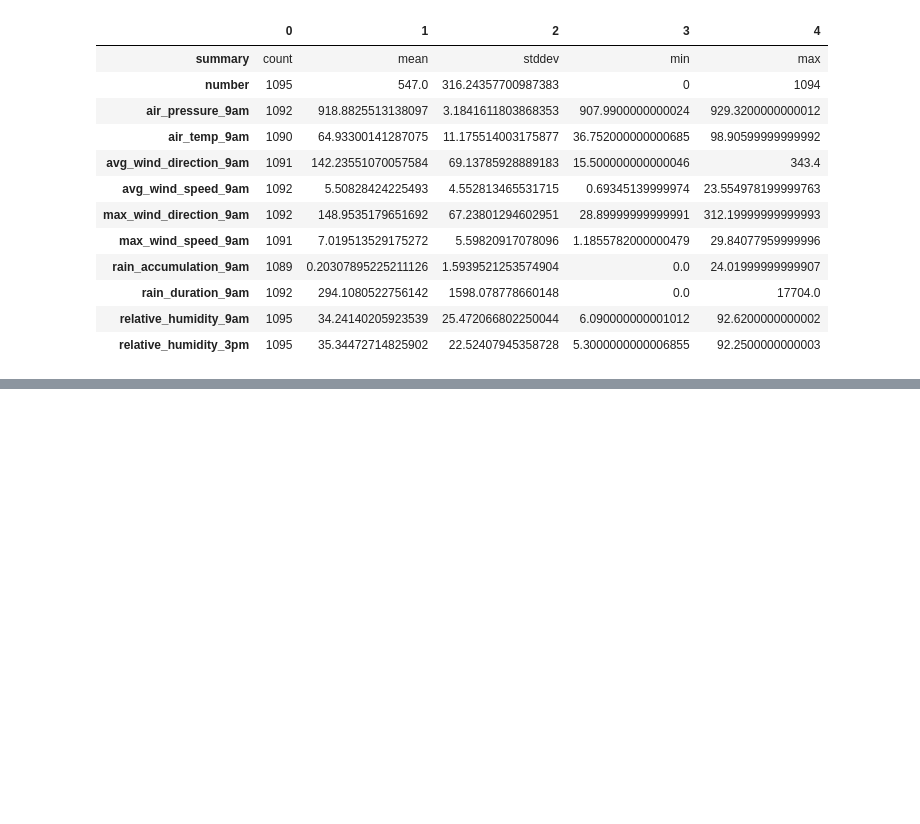
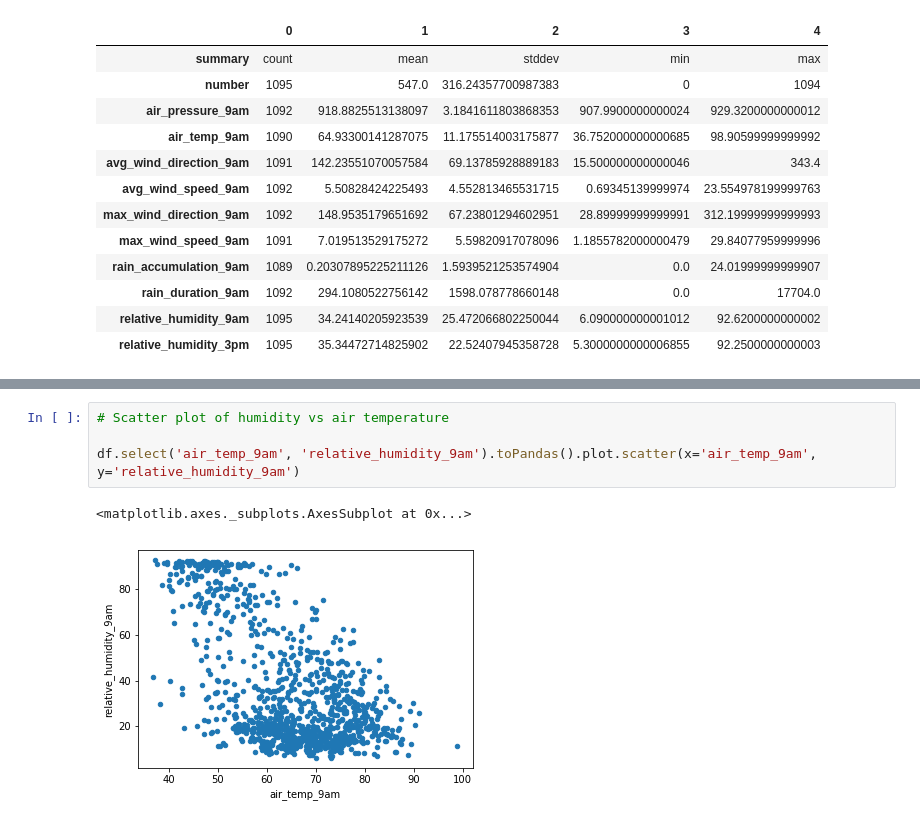
Before and after one commit to lty0858/epri, a Jupyter notebook: completed-notebooks/data-exploration.ipynb, the cells around one changed output, grey strips where cells are left out. Saved outputs shown, nothing was run; the diff lists cells and outputs as text; blank space fills up the shorter version.

```diff
--- a/completed-notebooks/data-exploration.ipynb
+++ b/completed-notebooks/data-exploration.ipynb
@@ -51,0 +63,7 @@ df.stat.corr("rain_accumulation_9am", "rain_duration_9am")
+# %%
+# Scatter plot of humidity vs air temperature
+
+df.select('air_temp_9am', 'relative_humidity_9am').toPandas().plot.scatter(x='air_temp_9am', y='relative_humidity_9am')
+# %% [output]
+<matplotlib.axes._subplots.AxesSubplot at 0x...>
+[figure, added]
```
Also changed, not shown: parts of 3 cells of this notebook, 1 other file.
